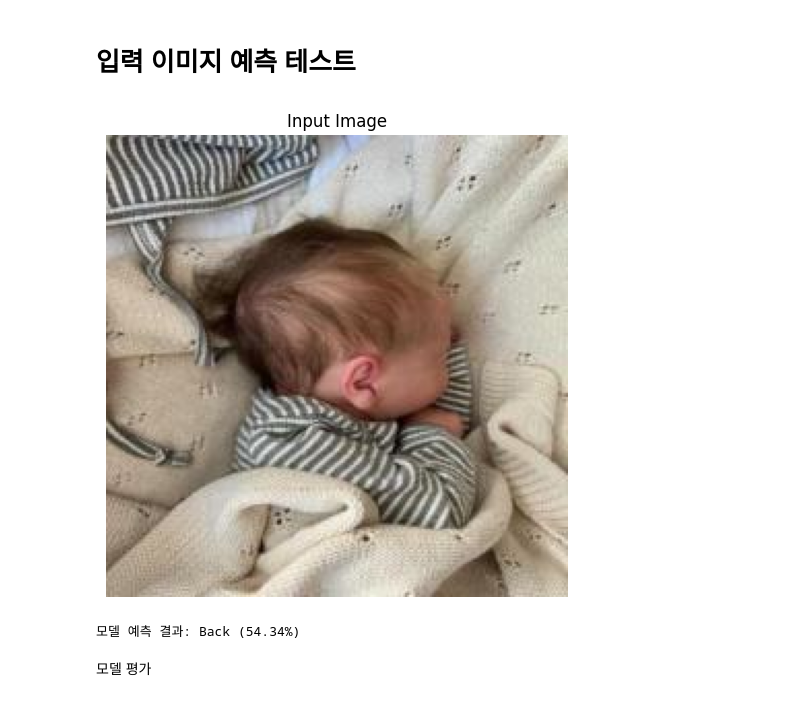
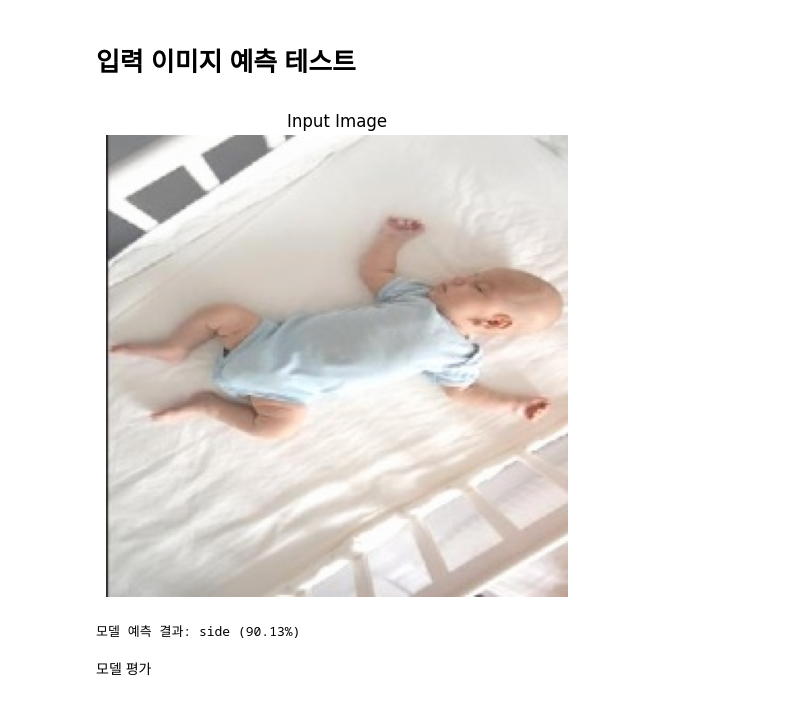
Before and after one commit to SafeBabyAI/MakeModel, a Jupyter notebook: ResNet50/savebaby.ipynb, the cells around one changed output. Saved outputs shown, nothing was run; the diff lists cells and outputs as text; code cells hidden in the pictures.

```diff
--- a/ResNet50/savebaby.ipynb
+++ b/ResNet50/savebaby.ipynb
@@ -75,17 +75,18 @@ cpu
 # %%
 # 손실 함수 및 옵티마이저 정의
 
-# 각 클래스의 샘플 수
-class_counts = [82, 60, 5]
-# 역수를 취해 가중치를 계산 (예시)
-weights = [1.0 / count for count in class_counts]
-weights = torch.tensor(weights)
+## 가중치 역수 조정 ##  < 비율이 안맞을때 할것것
+# # 각 클래스의 샘플 수
+# class_counts = [1280, 1170, 1350]
+# # 역수를 취해 가중치를 계산 (예시)
+# weights = [1.0 / count for count in class_counts]
+# weights = torch.tensor(weights) # 계산된 가중치 리스트를 tensor로 변환하여 전달
 
-# 가중치 정규화 (선택 사항)
-weights = weights / weights.sum()
+# # 가중치 정규화 (선택 사항)
+# weights = weights / weights.sum()
 
 criterion = nn.CrossEntropyLoss() # 다중 클래스 분류용 손실 함수
-optimizer = optim.Adam(model.parameters(), lr=0.0002)
+optimizer = optim.Adam(model.parameters(), lr=0.0001)
 # %%
 import torch
 import torch.nn as nn
@@ -256,36 +258,36 @@ transform = transforms.Compose([
 
 def predict_image(image_path):
     # 이미지 로드 및 RGB 형식으로 변환
     image = Image.open(image_path).convert("RGB")
 
     # 이미지 출력
     plt.figure(figsize=(6, 6))
     plt.imshow(image)
     plt.axis("off")
     plt.title("Input Image")
     plt.show()
 
     # 모델 입력을 위한 변환 적용
     image_tensor = transform(image).unsqueeze(0)  # 변환 후 배치 차원 추가
 
     # 모델 예측
     with torch.no_grad():
         output = model(image_tensor)  # 모델의 원본 출력 (Logits)
         probabilities = F.softmax(output, dim=1)  # 🔹 Softmax 적용 (확률 변환)
         confidence, predicted = torch.max(probabilities, 1)  # 🔹 확률이 가장 높은 클래스 선택
 
     # 예측 결과 출력
     class_names = ["Back", "Front" , "side"]  # 0: Back, 1: Front , 2: side
     predicted_class = class_names[predicted.item()]
     confidence_score = confidence.item() * 100  # 🔹 백분율 변환
 
     print(f"모델 예측 결과: {predicted_class} ({confidence_score:.2f}%)")  # 🔹 확률 추가
 
 # 예측할 이미지
-predict_image(r"data\side\side_0001.jpeg")
+predict_image(r"C:\Users\user\Desktop\project\MakeModel\ResNet50\data\side\s0001_bright_sr.jpeg")
 # %% [output]
-[figure, old version]
+[figure, new version]
-모델 예측 결과: Back (54.34%)
+모델 예측 결과: side (90.13%)
 # %% [markdown]
 모델 평가
 # %%
```
Also changed, not shown: parts of 5 cells of this notebook, 1 other file.
